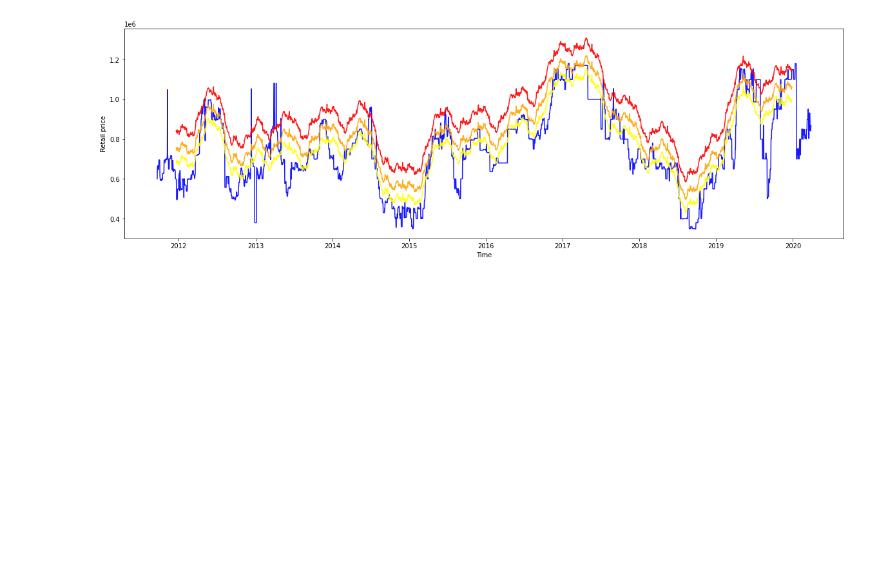
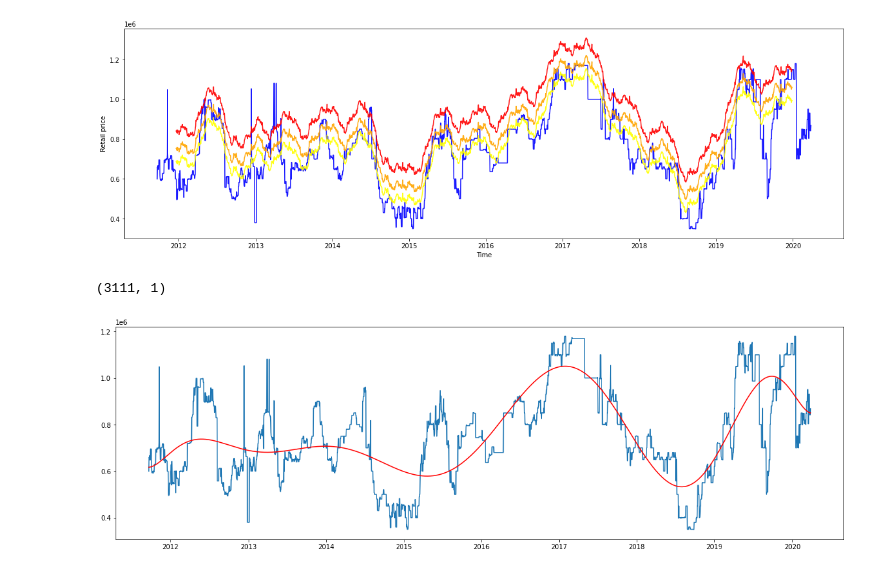
Before and after one commit to qianjing2020/lambda_lab, a Jupyter notebook: notebooks/price_alert_seasonal_trend.ipynb, the cells around one changed output. Saved outputs shown, nothing was run; the diff lists cells and outputs as text; code cells hidden in the pictures; blank space fills up the shorter version.

Commit message:
price_alert_seasonal_trend updated

```diff
--- a/notebooks/price_alert_seasonal_trend.ipynb
+++ b/notebooks/price_alert_seasonal_trend.ipynb
@@ -275,2 +265,24 @@ plt.show()
 # %% [output]
 [figure]
+# %%
+y_i.values.shape
+# %% [output]
+(3111, 1)
+# %%
+# Let's decompose by hand
+# use a one-dimensional polynomial estimator least squre approach
+order = 10
+coef = np.polyfit(np.arange(len(y_i)), y_i.values.ravel(),order)
+# %%
+poly_simulator= np.poly1d(coef)
+trend = poly_simulator(np.arange(len(y_i)))
+
+y_decompose = y_i.copy()
+y_decompose['trend'] = trend
+# %%
+plt.figure(figsize=[20,6])
+plt.plot(y_decompose['wholesale'])
+plt.plot(y_decompose['trend'],'r')
+plt.show()
+# %% [output]
+[figure, added]
```
Also changed, not shown: parts of 18 cells of this notebook.
